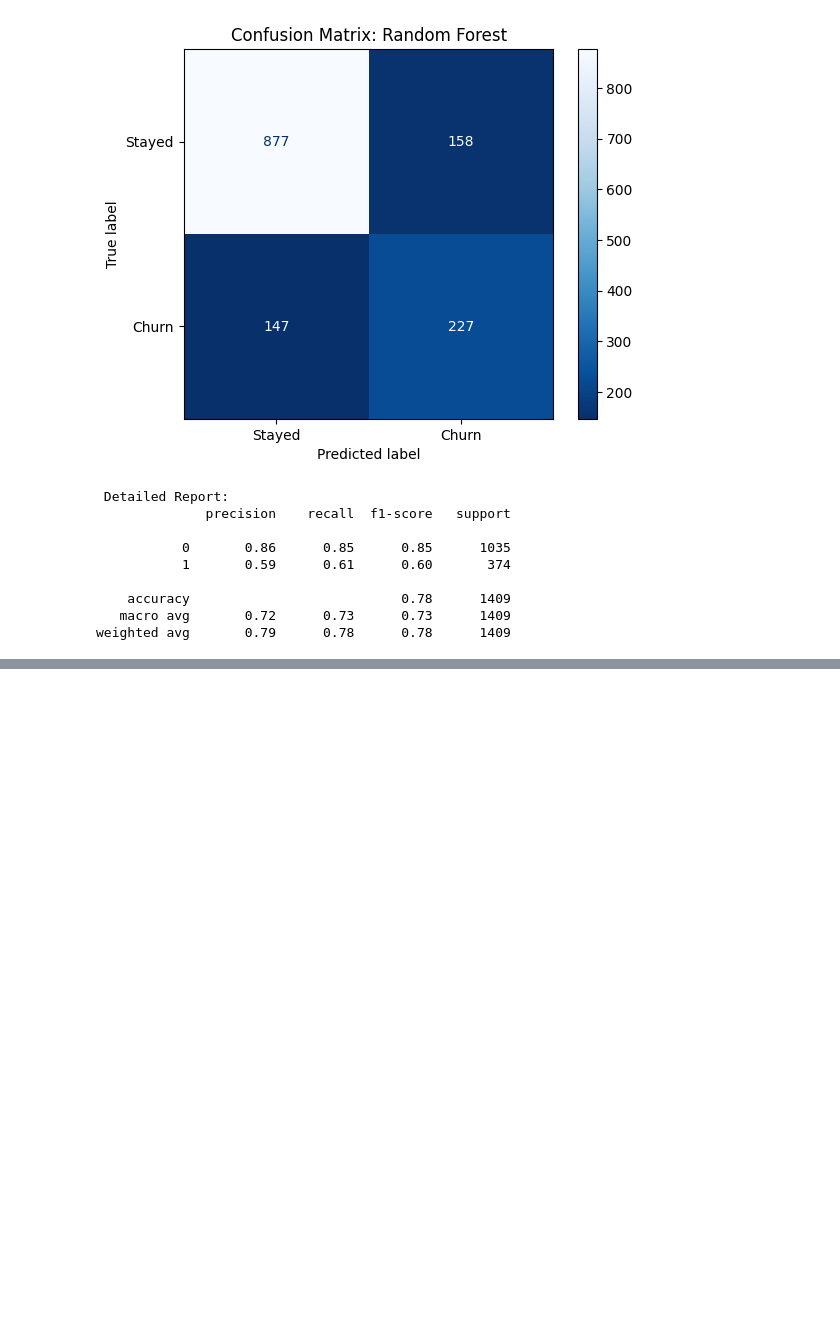
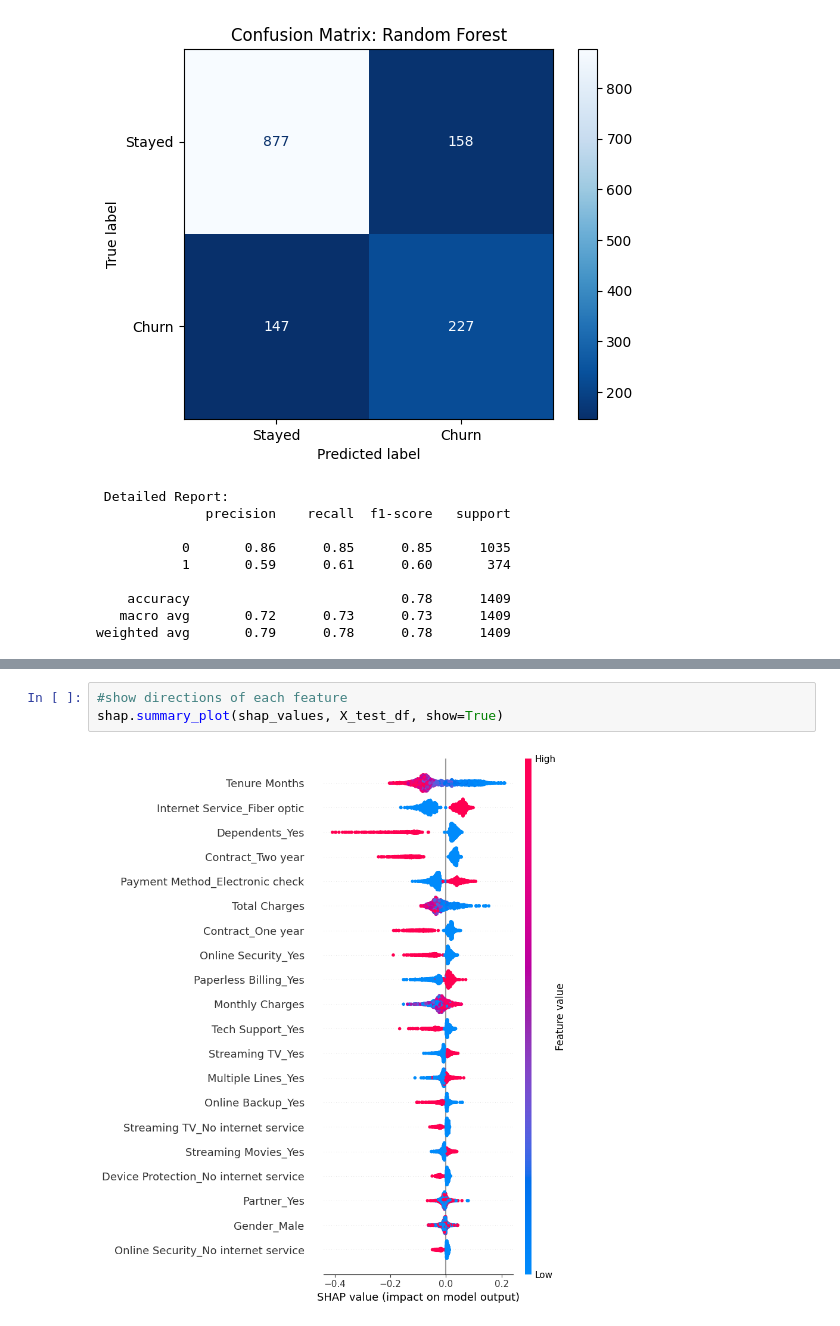
Before and after one commit to Mera-M02/Telco-Customer-Churn-Prediction, a Jupyter notebook: Telco_Churn_Prediction.ipynb, the cells around one changed output, grey strips where cells are left out. Saved outputs shown, nothing was run; the diff lists cells and outputs as text; blank space fills up the shorter version.

```diff
--- a/Telco_Churn_Prediction.ipynb
+++ b/Telco_Churn_Prediction.ipynb
@@ -320,0 +359,5 @@ weighted avg       0.79      0.78      0.78      1409
+# %%
+#show directions of each feature
+shap.summary_plot(shap_values, X_test_df, show=True)
+# %% [output]
+[figure, added]
```
Also changed, not shown: parts of 5 cells of this notebook.
